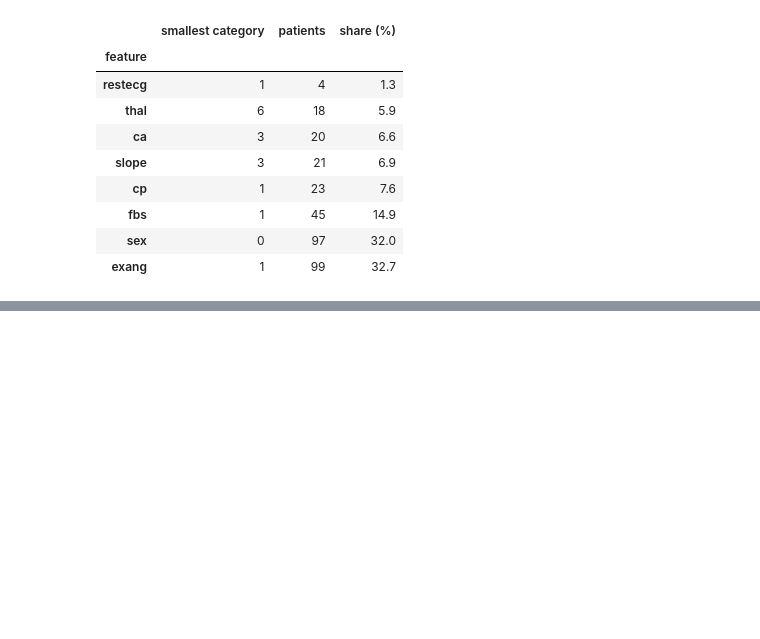
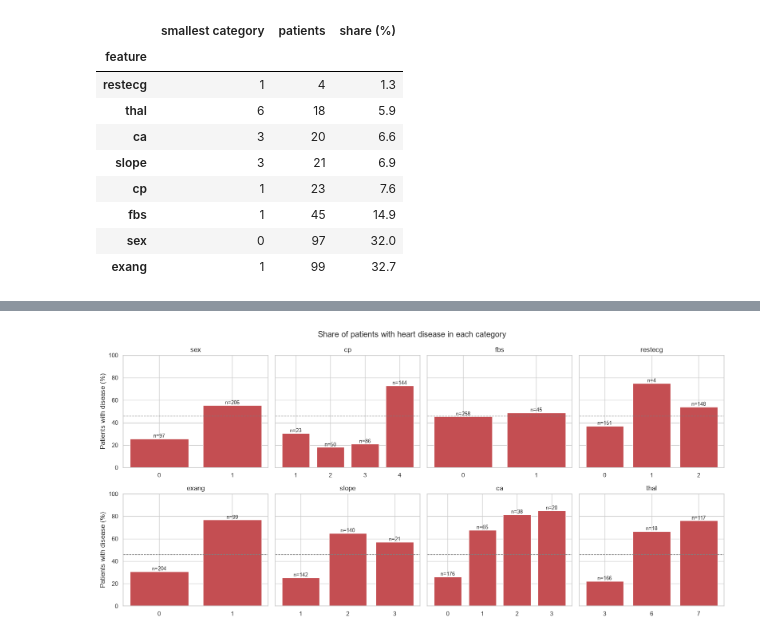
Before and after one commit to 2025ae05589/heart-disease-mlops, a Jupyter notebook: notebooks/01_data_acquisition_and_eda.ipynb, the cells around one changed output, grey strips where cells are left out. Saved outputs shown, nothing was run; the diff lists cells and outputs as text; code cells hidden in the pictures; blank space fills up the shorter version.

```diff
--- a/notebooks/01_data_acquisition_and_eda.ipynb
+++ b/notebooks/01_data_acquisition_and_eda.ipynb
@@ -811,0 +952,18 @@ pd.DataFrame(rows).set_index("feature").sort_values("patients")
+# %%
+no_disease = data[data[TARGET] == 0]
+disease = data[data[TARGET] == 1]
+
+rows = []
+for col in NUMERIC:
+    difference = disease[col].mean() - no_disease[col].mean()
+    rows.append({
+        "feature": col,
+        "mean (no disease)": round(no_disease[col].mean(), 1),
+        "mean (disease)": round(disease[col].mean(), 1),
+        "difference": round(difference, 1),
+        # The features have different units, so the difference is also given
+        # in units of the standard deviation. This makes the rows comparable.
+        "difference in std units": round(difference / data[col].std(), 2),
+    })
+
+pd.DataFrame(rows).set_index("feature")
@@ -811,0 +1006,40 @@ pd.DataFrame(rows).set_index("feature").sort_values("patients")
+# %%
+overall_rate = data[TARGET].mean() * 100   # disease share among all patients
+
+fig, axes = plt.subplots(2, 4, figsize=(16, 7.5), sharey=True)
+axes = axes.ravel()
+
+for i, col in enumerate(CATEGORICAL):
+    ax = axes[i]
+
+    # For each category: the share of patients with disease, and the number of patients.
+    # The mean of a 0/1 column is the share of 1s.
+    rate = data.groupby(col)[TARGET].mean() * 100
+    size = data.groupby(col)[TARGET].count()
+
+    labels = []
+    for code_value in rate.index:
+        labels.append(str(int(code_value)))
+
+    bars = ax.bar(labels, rate.values, color="#c44e52")
+
+    # Each bar is labelled with the number of patients in that category,
+    # because a rate from very few patients is not reliable.
+    bar_labels = []
+    for n in size.values:
+        bar_labels.append(f"n={n}")
+    ax.bar_label(bars, labels=bar_labels, fontsize=9)
+
+    # Dashed line: disease share among all patients.
+    ax.axhline(overall_rate, color="grey", linestyle="--", linewidth=1)
+    ax.set_title(col)
+    ax.set_ylim(0, 100)
+
+axes[0].set_ylabel("Patients with disease (%)")
+axes[4].set_ylabel("Patients with disease (%)")
+fig.suptitle("Share of patients with heart disease in each category")
+fig.tight_layout()
+fig.savefig(FIG_DIR / "01_disease_rate_by_category.png", dpi=150)
+plt.show()
+# %% [output]
+[figure, added]
```
Also changed, not shown: parts of 46 cells of this notebook, 5 other files.
